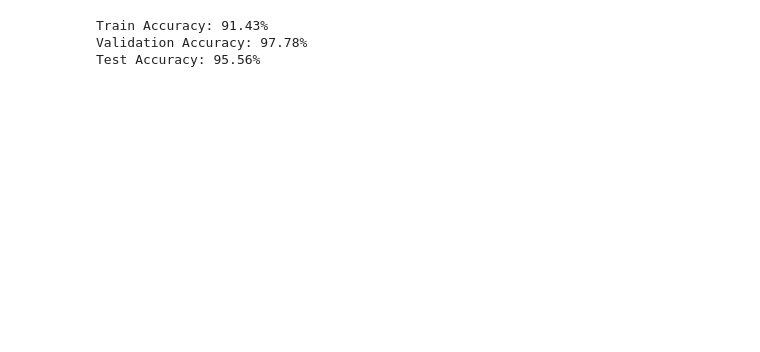
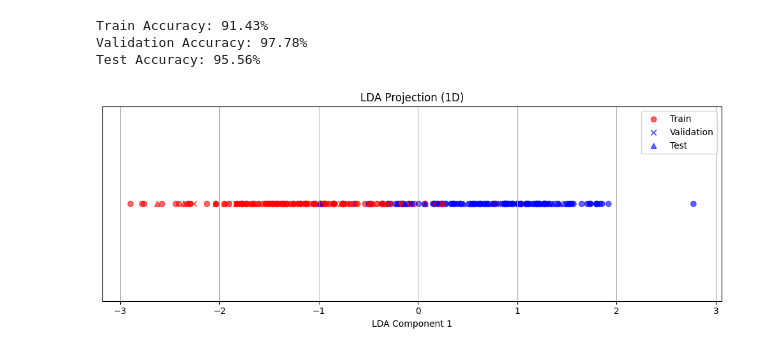
Before and after one commit to RepoRogue123/Linguistix, a Jupyter notebook: SVM/svm_lda.ipynb, the cells around one changed output. Cells and saved outputs as stored; diff of their text form; code cells hidden in the pictures; blank space fills up the shorter version.

```diff
--- a/SVM/svm_lda.ipynb
+++ b/SVM/svm_lda.ipynb
@@ -5,8 +5,8 @@ from sklearn.model_selection import train_test_split
 from collections import Counter
 import matplotlib.pyplot as plt
 
-X = np.load("X_features.npy")  # MFCC features
-y = np.load("y_labels.npy")  # Labels
+X = np.load("../Extracted Data/X_features.npy")  # MFCC features
+y = np.load("../Extracted Data/y_labels.npy")  # Labels
 # %%
 # LDA Functions
 def compute_class_means(X, y):
@@ -261,3 +261,18 @@ print(f"Test Accuracy: {test_acc * 100:.2f}%")
 Train Accuracy: 91.43%
 Validation Accuracy: 97.78%
 Test Accuracy: 95.56%
+# %%
+# 1D Projection Plot
+plt.figure(figsize=(10, 4))
+plt.scatter(X_train_lda, np.zeros_like(X_train_lda), c=y_train, cmap='bwr', alpha=0.6, label="Train", marker='o')
+plt.scatter(X_val_lda, np.zeros_like(X_val_lda), c=y_val, cmap='bwr', alpha=0.6, label="Val", marker='x')
+plt.scatter(X_test_lda, np.zeros_like(X_test_lda), c=y_test, cmap='bwr', alpha=0.6, label="Test", marker='^')
+plt.title("LDA Projection (1D)")
+plt.xlabel("LDA Component 1")
+plt.yticks([])  # Hide y-axis
+plt.legend(["Train", "Validation", "Test"])
+plt.grid(True)
+plt.tight_layout()
+plt.show()
+# %% [output]
+[figure, added]
```
Also changed, not shown: parts of 1 cell of this notebook, 2 other files.
